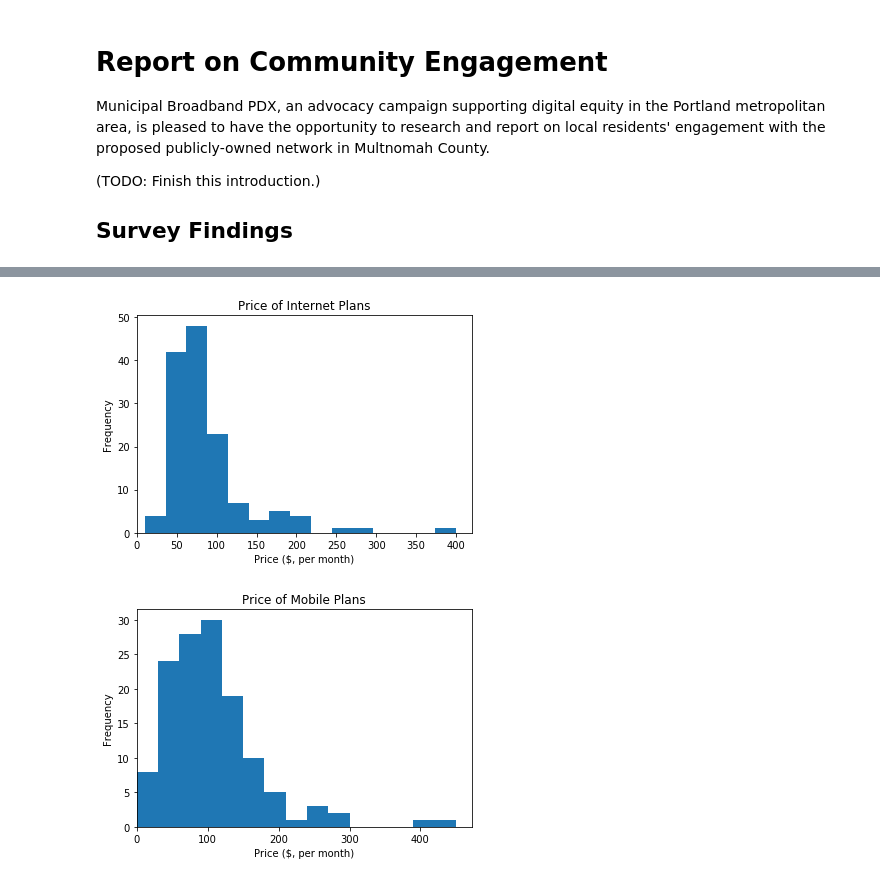
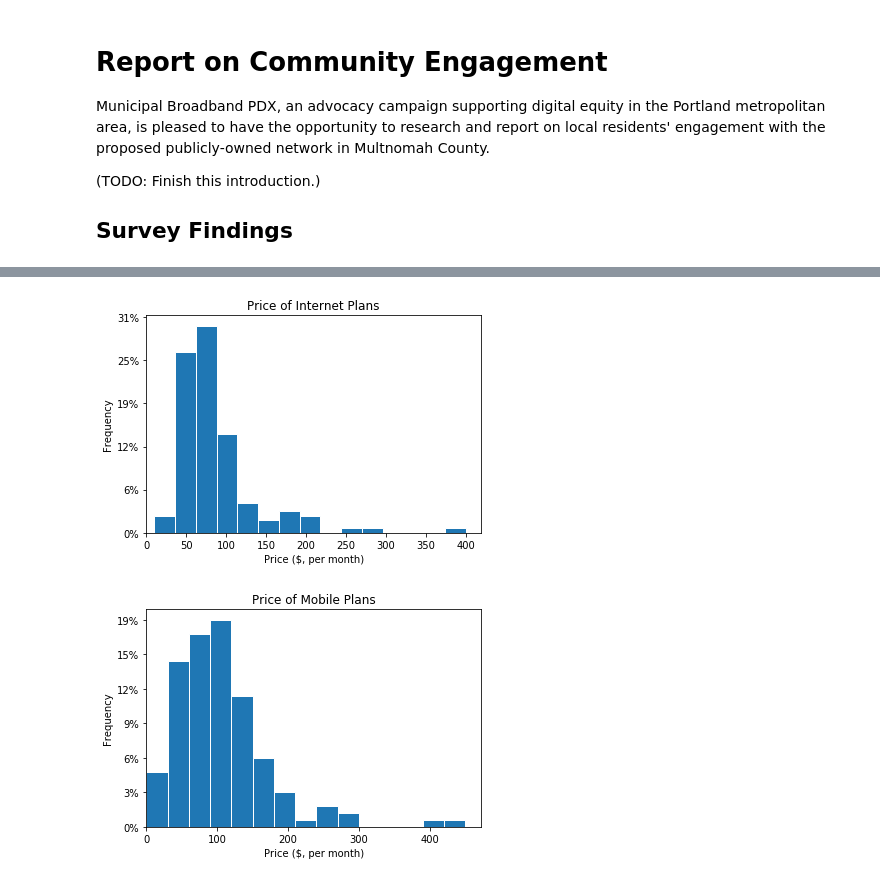
Before and after one commit to municipalbroadband/reports, a Jupyter notebook: mbpdx/2020-02-community-engagement/report.ipynb, the cells around one changed output, grey strips where cells are left out. Cells and saved outputs as stored; diff of their text form; code cells hidden in the pictures.

```diff
--- a/mbpdx/2020-02-community-engagement/report.ipynb
+++ b/mbpdx/2020-02-community-engagement/report.ipynb
@@ -17,3 +18,15 @@ Municipal Broadband PDX, an advocacy campaign supporting digital equity in the P
 (TODO: Finish this introduction.)
 
 ## Survey Findings
+# %%
+techs_by_provider = df.pivot_table(index='isp_tech', columns='isp', aggfunc='size')
+
+ax = techs_by_provider.plot(
+    kind='barh',
+    title='Internet Service Providers',
+    stacked=True,
+)
+ax.xaxis.set_major_formatter(mtick.PercentFormatter(decimals=0, xmax=df.has_internet_premise.count()))
+ax.legend(fancybox=True)
+ax.set_ylabel('ISP')
+ax.invert_yaxis()
@@ -20,14 +35,15 @@ Municipal Broadband PDX, an advocacy campaign supporting digital equity in the P
 # %%
 for col, label in {'internet_price': 'Internet', 'mobile_price': 'Mobile'}.items():
     plt.title('Price of {0} Plans'.format(label))
     plt.xlabel('Price ($, per month)')
     plt.ylabel('Count')
     plt.grid(True)
 
-    df[col].plot(kind='hist', bins=15)
+    ax = df[col].plot(kind='hist', bins=15, edgecolor='w')
+    ax.yaxis.set_major_formatter(mtick.PercentFormatter(decimals=0, xmax=len(df.index)))
 
     plt.xlim(left=0)
     plt.show()
 # %% [output]
-[figure, old version]
+[figure, new version]
-[figure, old version]
+[figure, new version]
```
Also changed, not shown: parts of 2 cells of this notebook, 2 other files.
